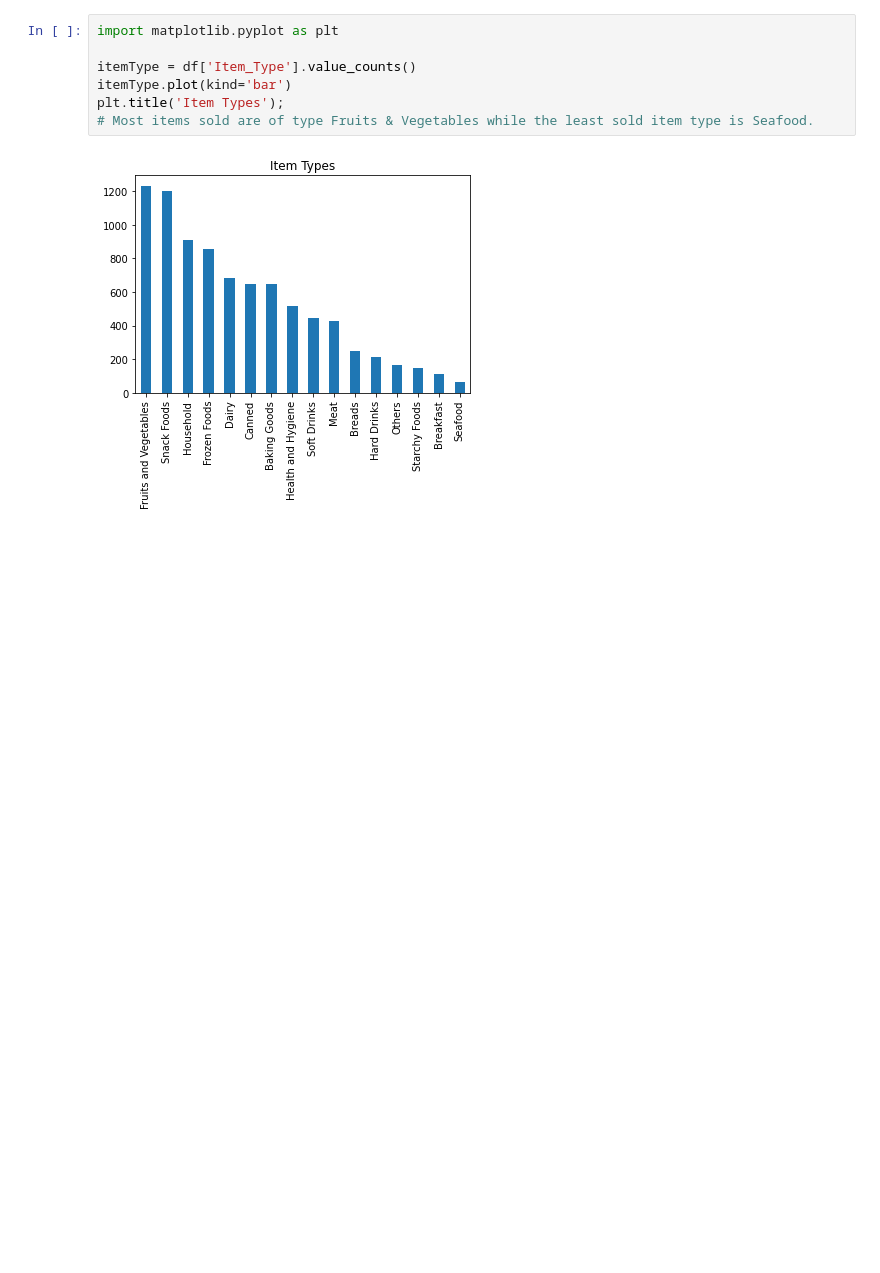
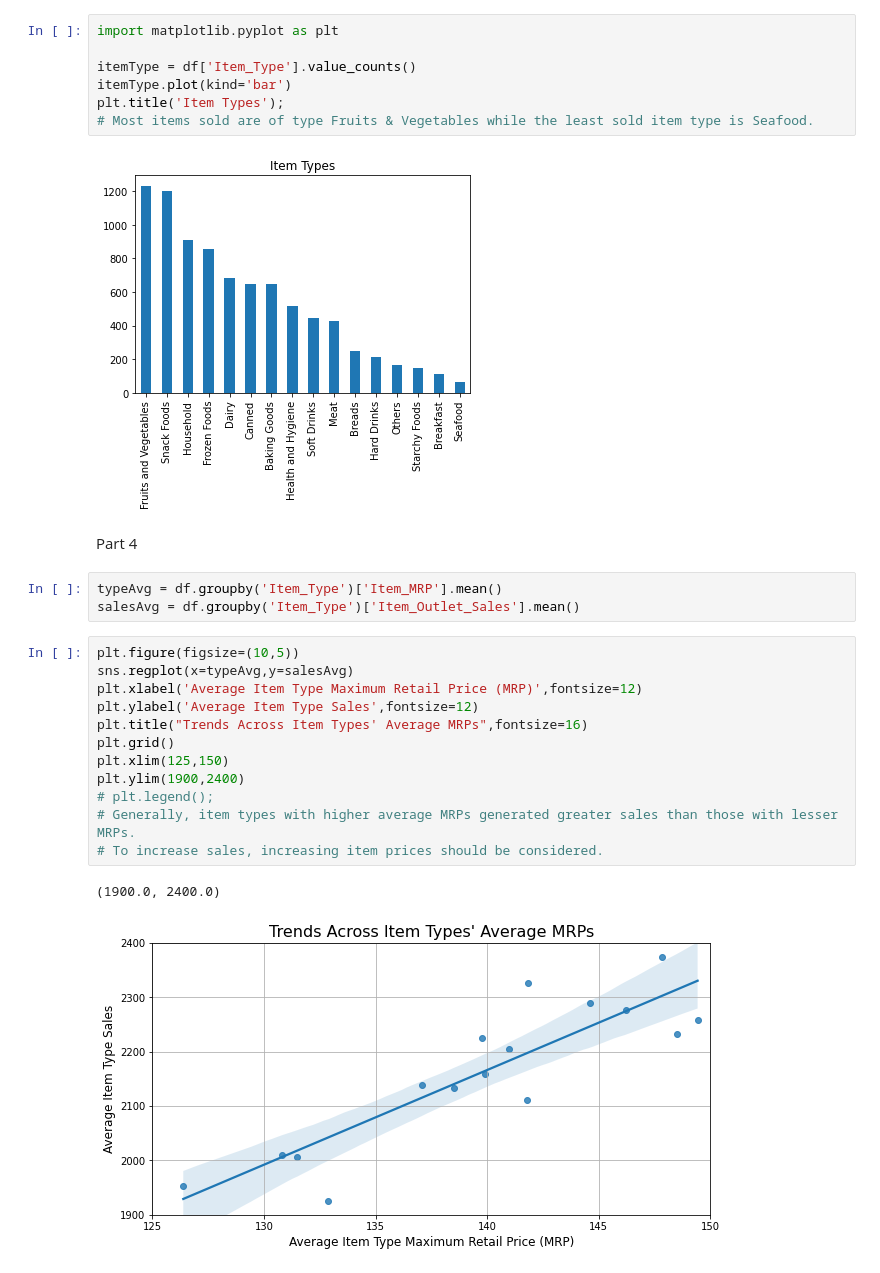
Before and after one commit to hport15/food-sales-predictions, a Jupyter notebook: food_sales_predictions.ipynb, the cells around one changed output. Cells and saved outputs as stored; diff of their text form; blank space fills up the shorter version.

```diff
--- a/food_sales_predictions.ipynb
+++ b/food_sales_predictions.ipynb
@@ -344,3 +344,23 @@ plt.title('Item Types');
 # Most items sold are of type Fruits & Vegetables while the least sold item type is Seafood.
 # %% [output]
 [figure]
+# %% [markdown]
+Part 4
+# %%
+typeAvg = df.groupby('Item_Type')['Item_MRP'].mean()
+salesAvg = df.groupby('Item_Type')['Item_Outlet_Sales'].mean()
+# %%
+plt.figure(figsize=(10,5))
+sns.regplot(x=typeAvg,y=salesAvg)
+plt.xlabel('Average Item Type Maximum Retail Price (MRP)',fontsize=12)
+plt.ylabel('Average Item Type Sales',fontsize=12)
+plt.title("Trends Across Item Types' Average MRPs",fontsize=16)
+plt.grid()
+plt.xlim(125,150)
+plt.ylim(1900,2400)
+# plt.legend();
+# Generally, item types with higher average MRPs generated greater sales than those with lesser MRPs.
+# To increase sales, increasing item prices should be considered.
+# %% [output]
+(1900.0, 2400.0)
+[figure, added]
```
Also changed, not shown: parts of 7 cells of this notebook.
